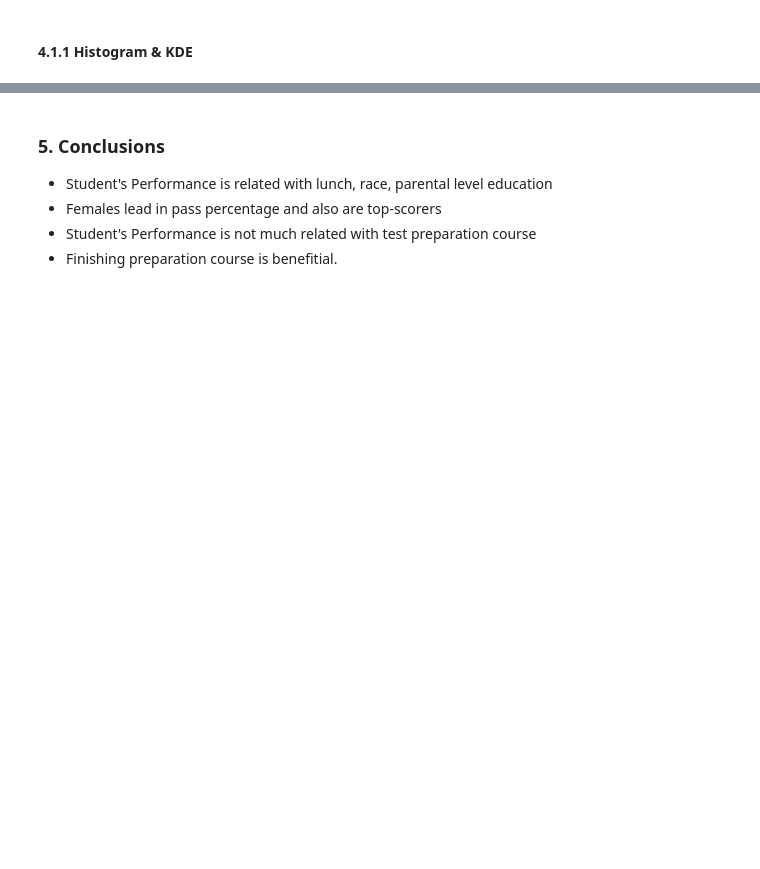
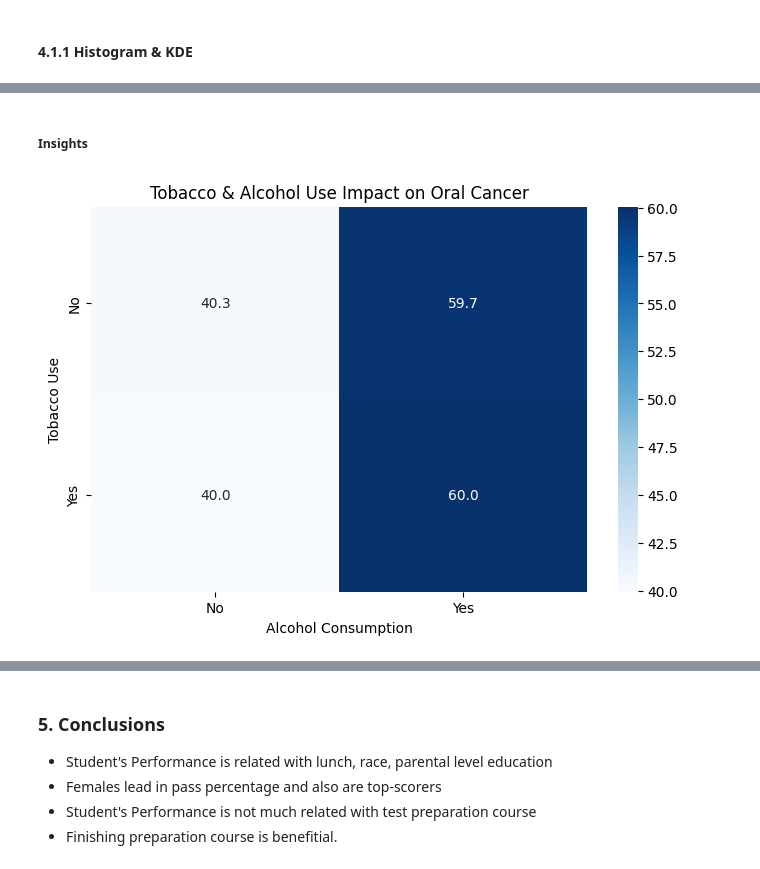
Before and after one commit to Asish2107/ML_PROJECT, a Jupyter notebook: notebook/1 . EDA Oral cancer prediction .ipynb, the cells around one changed output, grey strips where cells are left out. Saved outputs shown, nothing was run; the diff lists cells and outputs as text; code cells hidden in the pictures; blank space fills up the shorter version.

```diff
--- a/notebook/1 . EDA Oral cancer prediction .ipynb
+++ b/notebook/1 . EDA Oral cancer prediction .ipynb
@@ -633,0 +336,11 @@ plt.show()
+# %% [markdown]
+#####  Insights
+# %%
+plt.figure(figsize=(8, 5))
+sns.heatmap(pd.crosstab(df['Tobacco Use'], df['Alcohol Consumption'], normalize='index') * 100, annot=True, cmap='Blues', fmt='.1f')
+plt.title('Tobacco & Alcohol Use Impact on Oral Cancer')
+plt.xlabel('Alcohol Consumption')
+plt.ylabel('Tobacco Use')
+plt.show()
+# %% [output]
+[figure, added]
```
Also changed, not shown: parts of 62 cells of this notebook.
